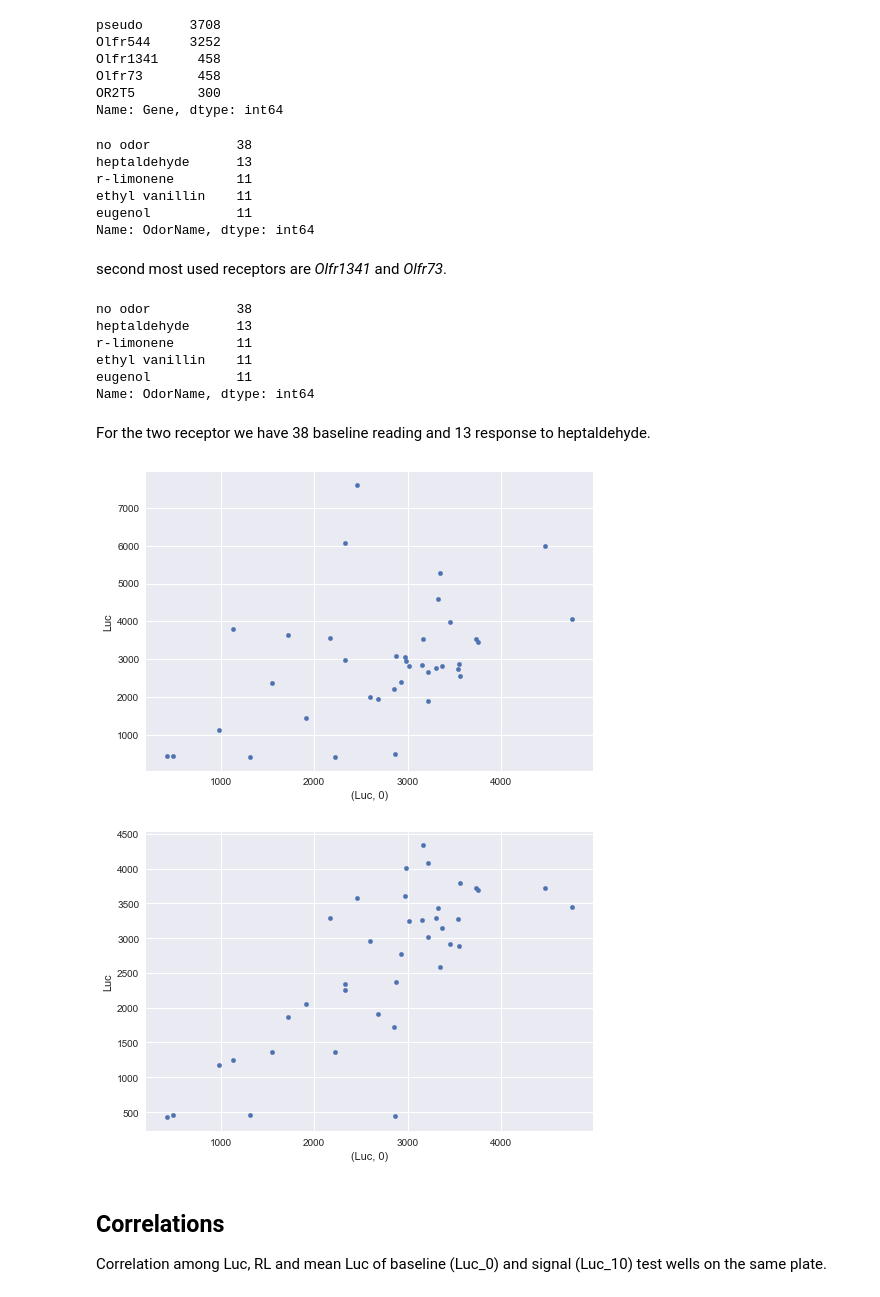
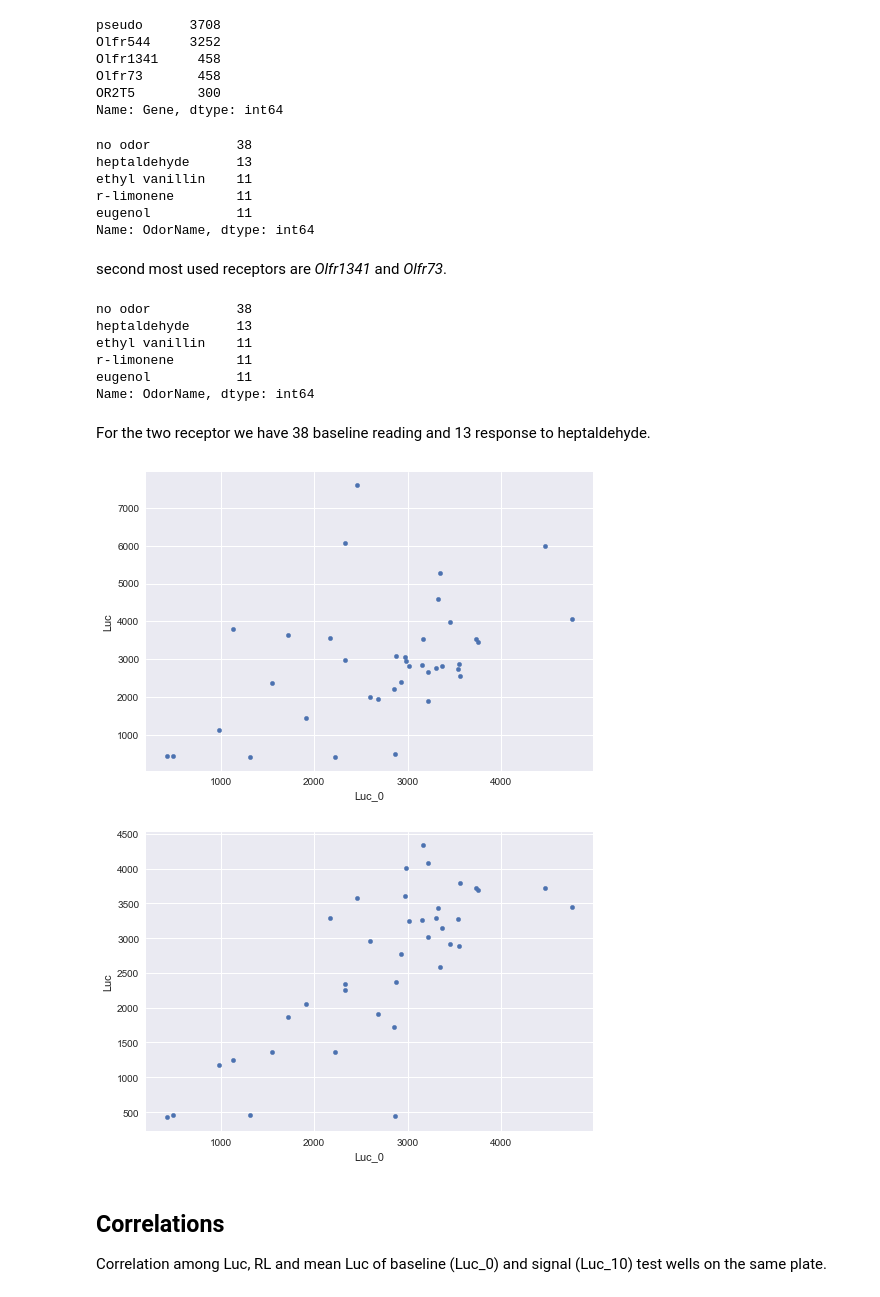
Before and after one commit to hamed/HumanOlfaction, a Jupyter notebook: src/normalizing.ipynb, the cells around one changed output. Saved outputs shown, nothing was run; the diff lists cells and outputs as text; code cells hidden in the pictures.

```diff
--- a/src/normalizing.ipynb
+++ b/src/normalizing.ipynb
@@ -175,6 +175,9 @@ primary = primary.join(tmp, on=['Date','Plate'])
 
 primary['Luc_0'] = primary[('Luc',0)]
 primary['Luc_10'] = primary[('Luc',10)]
+primary.drop([('Luc',0), ('Luc',10)], axis=1, inplace=True)
+
+primary.to_csv('../data/primary_cleaned.csv', index=False)
 # %%
 tmp.head()
 # %% [output]
@@ -202,8 +205,8 @@ primary[primary.Gene == 'Olfr1341'].OdorName.value_counts().head()
 # %% [output]
 no odor           38
 heptaldehyde      13
+ethyl vanillin    11
 r-limonene        11
-ethyl vanillin    11
 eugenol           11
 Name: OdorName, dtype: int64
 # %% [markdown]
@@ -213,20 +216,20 @@ primary[primary.Gene == 'Olfr73'].OdorName.value_counts().head()
 # %% [output]
 no odor           38
 heptaldehyde      13
+ethyl vanillin    11
 r-limonene        11
-ethyl vanillin    11
 eugenol           11
 Name: OdorName, dtype: int64
 # %% [markdown]
 For the two receptor we have 38 baseline reading and 13 response to heptaldehyde.
 # %%
-primary[(primary.OdorName == 'no odor') & (primary.Gene == 'Olfr1341') & (~primary.has_c_1)].plot(kind='scatter', x=('Luc',0), y='Luc');
+primary[(primary.OdorName == 'no odor') & (primary.Gene == 'Olfr1341') & (~primary.has_c_1)].plot(kind='scatter', x='Luc_0', y='Luc');
 # %% [output]
-[figure, old version]
+[figure, new version]
 # %%
-primary[(primary.OdorName == 'no odor') & (primary.Gene == 'Olfr73') & (~primary.has_c_1)].plot(kind='scatter', x=('Luc',0), y='Luc');
+primary[(primary.OdorName == 'no odor') & (primary.Gene == 'Olfr73') & (~primary.has_c_1)].plot(kind='scatter', x='Luc_0', y='Luc');
 # %% [output]
-[figure, old version]
+[figure, new version]
 # %% [markdown]
 ## Correlations
 Correlation among Luc, RL and mean Luc of baseline (Luc_0) and signal (Luc_10) test wells on the same plate.
```
